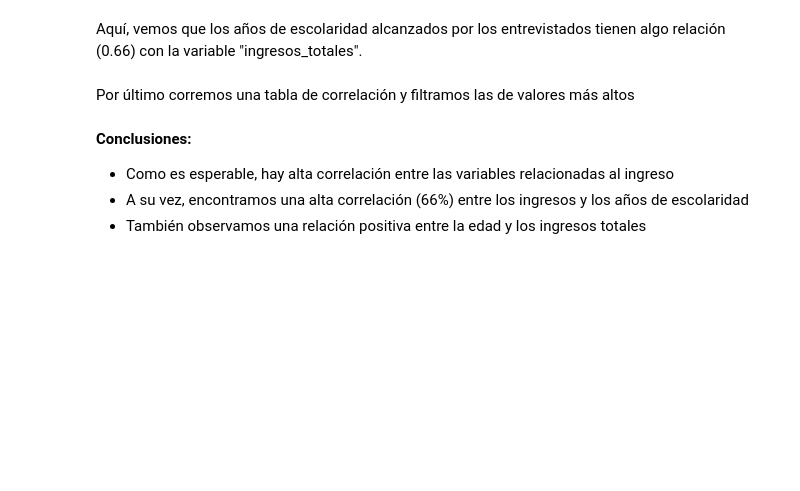
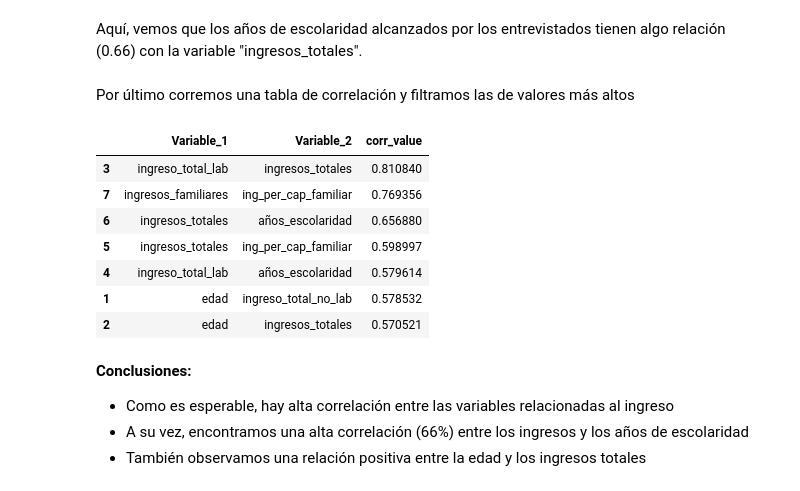
Before and after one commit to JuanMCarini/CoderHouse_DataScience_ProyectoFinal, a Jupyter notebook: Proyecto Final.ipynb, the cells around one changed output. Cells and saved outputs as stored; diff of their text form; code cells hidden in the pictures; blank space fills up the shorter version.

```diff
--- a/Proyecto Final.ipynb
+++ b/Proyecto Final.ipynb
@@ -545,3 +431,15 @@ corrFilter(df, .5).to_csv('Informe/CSV/TablaCorrelacion.csv')
+# %%
+fc.corrFilter(df, .5).to_csv('Informe/CSV/TablaCorrelacion.csv')
+fc.corrFilter(df, .5)
+# %% [output]
+|  | Variable_1 | Variable_2 | corr_value |
+| 3 | ingreso_total_lab | ingresos_totales | 0.810840 |
+| 7 | ingresos_familiares | ing_per_cap_familiar | 0.769356 |
+| 6 | ingresos_totales | años_escolaridad | 0.656880 |
+| 5 | ingresos_totales | ing_per_cap_familiar | 0.598997 |
+| 4 | ingreso_total_lab | años_escolaridad | 0.579614 |
+| 1 | edad | ingreso_total_no_lab | 0.578532 |
+| 2 | edad | ingresos_totales | 0.570521 |
 # %% [markdown]
 **Conclusiones:**
 
```
Also changed, not shown: parts of 55 cells of this notebook, 10 other files.
